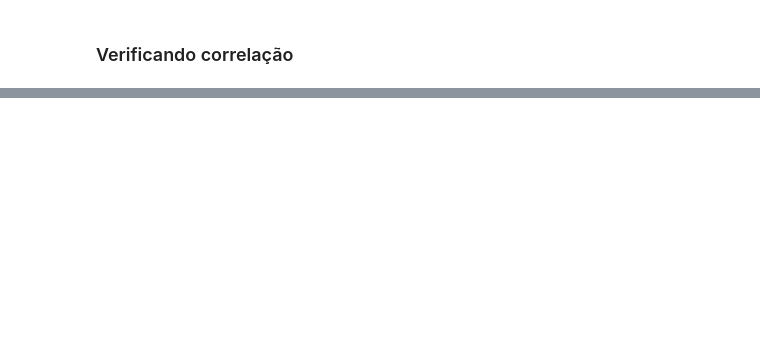
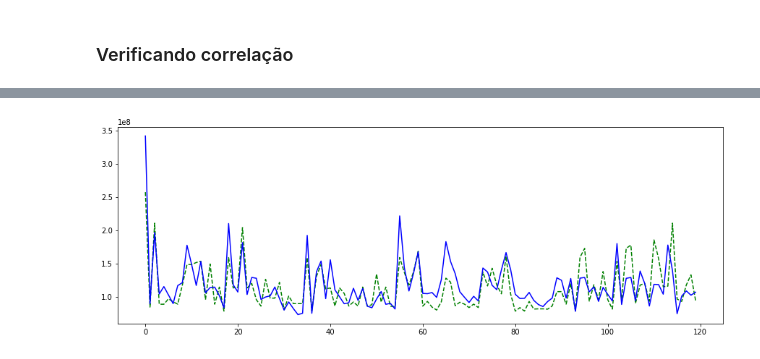
Before and after one commit to mateuspalacio/grupo_four_jupyter, a Jupyter notebook: Group_Four_AV2.ipynb, the cells around one changed output, grey strips where cells are left out. Saved outputs shown, nothing was run; the diff lists cells and outputs as text; code cells hidden in the pictures; blank space fills up the shorter version.

Commit message:
Modelo treinado

```diff
--- a/Group_Four_AV2.ipynb
+++ b/Group_Four_AV2.ipynb
@@ -426,0 +596,6 @@ plt.show()
+# %%
+def getModel():
+
+    #return LinearRegression()
+    return DecisionTreeRegressor()
+    #return RandomForestRegressor(n_jobs=mp.cpu_count())
@@ -426,0 +653,2 @@ plt.show()
+# %%
+model = getModel().fit(X_train,y_train)
@@ -426,0 +671,18 @@ plt.show()
+# %%
+preds = []
+
+base_teste = np.copy(X_test)
+
+for i in range(len(base_teste)):
+    y_pred = model.predict(np.array([base_teste[i]]))[0]
+
+    preds.append(y_pred)
+
+    for k in range(len(preds)):
+
+        if i<len(base_teste):
+            if k < time_steps:
+                if(i<len(base_teste)-1):
+                    base_teste[i+1][(time_steps-1)-k] = preds[(len(preds)-1)-k]
+
+len(preds)
@@ -426,0 +691,8 @@ plt.show()
+# %%
+dados_real = data_Value_Total.iloc[(train_size):len(data_Value_Total),0].to_numpy()
+
+len(dados_real)
+
+df_real_predito = pd.DataFrame({'real':dados_real,'predito':preds})
+
+df_real_predito
@@ -426,0 +713,9 @@ plt.show()
+# %%
+plt.figure(figsize=(15,5))
+# plt.plot(range(len(y_train)),y_train, 'g--')
+plt.plot(range(len(df_real_predito['predito'])),df_real_predito['predito'], 'g--')
+plt.plot(range(len(df_real_predito['real'])),df_real_predito['real'], 'b')
+# plt.xlim(0,30)
+plt.show()
+# %% [output]
+[figure, added]
```
Also changed, not shown: parts of 34 cells of this notebook, 1 other file.
